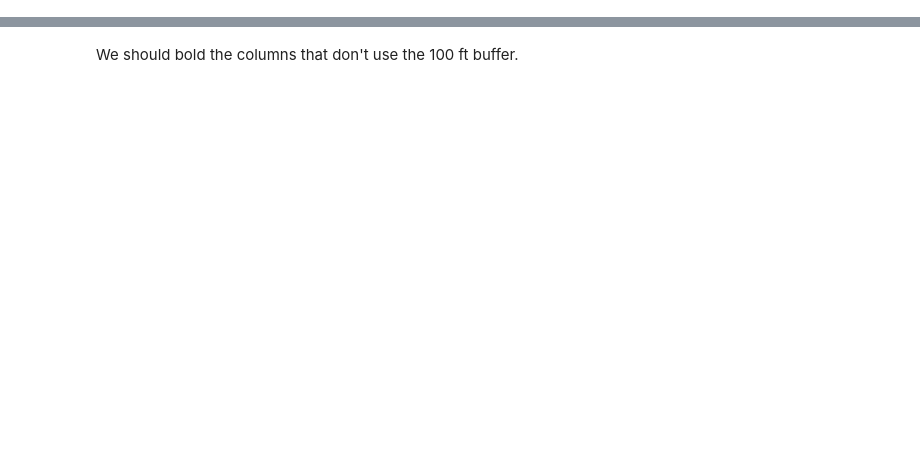
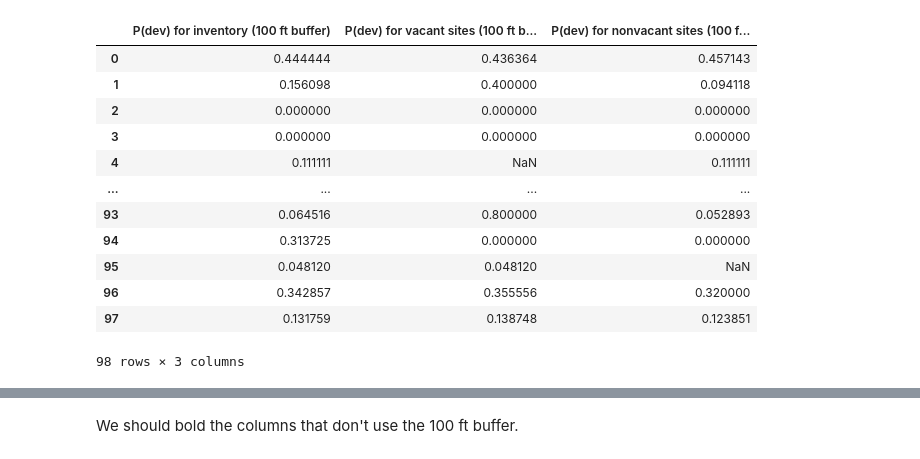
Before and after one commit to YIMBYdata/housing-elements, a Jupyter notebook: housing_elements/appendix_A.ipynb, the cells around one changed output, grey strips where cells are left out. Saved outputs shown, nothing was run; the diff lists cells and outputs as text; code cells hidden in the pictures; blank space fills up the shorter version.

```diff
--- a/housing_elements/appendix_A.ipynb
+++ b/housing_elements/appendix_A.ipynb
@@ -9,2 +9,18 @@ pdevs_100_ft = results_100_ft[pdevs]
 pdevs_100_ft.columns = [c + " (100 ft buffer)" for c in pdevs_100_ft.columns]
+# %%
+pdevs_100_ft
+# %% [output]
+|  | P(dev) for inventory (100 ft buffer) | P(dev) for vacant sites (100 ft b... | P(dev) for nonvacant sites (100 f... |
+| 0 | 0.444444 | 0.436364 | 0.457143 |
+| 1 | 0.156098 | 0.400000 | 0.094118 |
+| 2 | 0.000000 | 0.000000 | 0.000000 |
+| 3 | 0.000000 | 0.000000 | 0.000000 |
+| 4 | 0.111111 | NaN | 0.111111 |
+| ... | ... | ... | ... |
+| 93 | 0.064516 | 0.800000 | 0.052893 |
+| 94 | 0.313725 | 0.000000 | 0.000000 |
+| 95 | 0.048120 | 0.048120 | NaN |
+| 96 | 0.342857 | 0.355556 | 0.320000 |
+| 97 | 0.131759 | 0.138748 | 0.123851 |
+98 rows × 3 columns
 # %%
```
Also changed, not shown: parts of 14 cells of this notebook, 2 other files.
